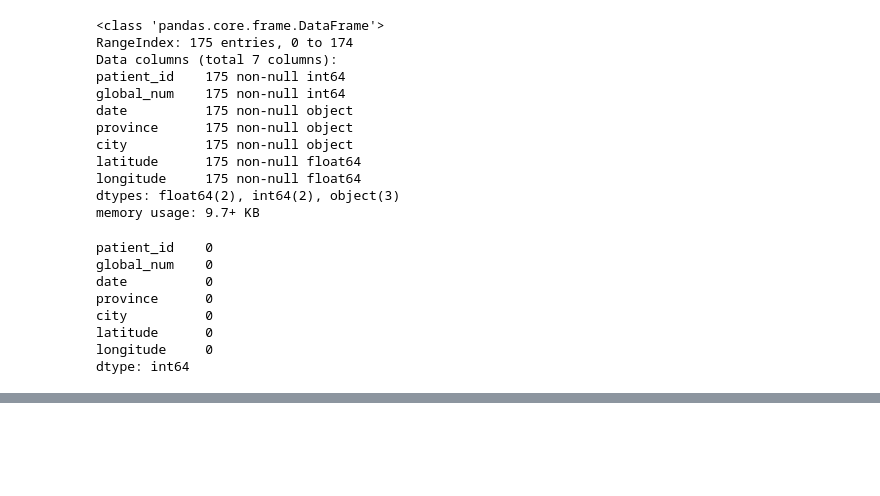
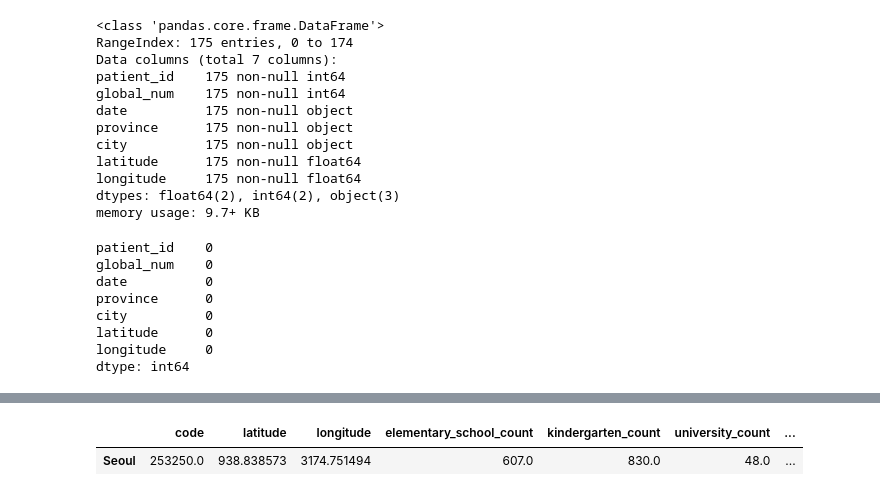
Before and after one commit to hodurie/Kaggle_Challenge, a Jupyter notebook: Covid19/Covid19.ipynb, the cells around one changed output, grey strips where cells are left out. Drawn from its saved outputs; the diff is of its cells as text; code cells hidden in the pictures; blank space fills up the shorter version.

```diff
--- a/Covid19/Covid19.ipynb
+++ b/Covid19/Covid19.ipynb
@@ -295,0 +342,7 @@ southkorea_map
+# %%
+Seoul_city = [c for c in Region.loc[Region['province'] == 'Seoul', 'city'].values if not(c == 'Seoul')]
+cond = Region['city'].apply(lambda x : x in Seoul_city)
+Region.loc[cond].groupby('province').sum().loc['Seoul'].to_frame().T
+# %% [output]
+|  | code | latitude | longitude | elementary_school_count | kindergarten_count | university_count | ... |
+| Seoul | 253250.0 | 938.838573 | 3174.751494 | 607.0 | 830.0 | 48.0 | ... |
```
Also changed, not shown: parts of 12 cells of this notebook.
